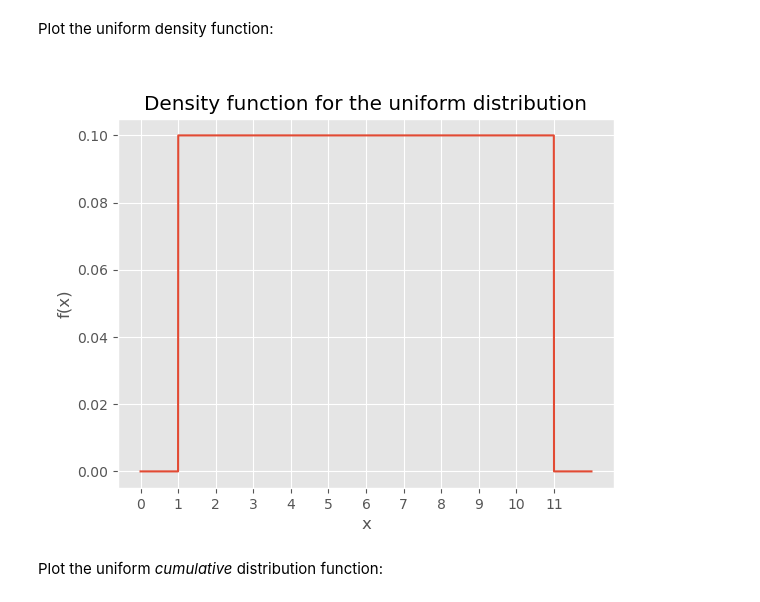
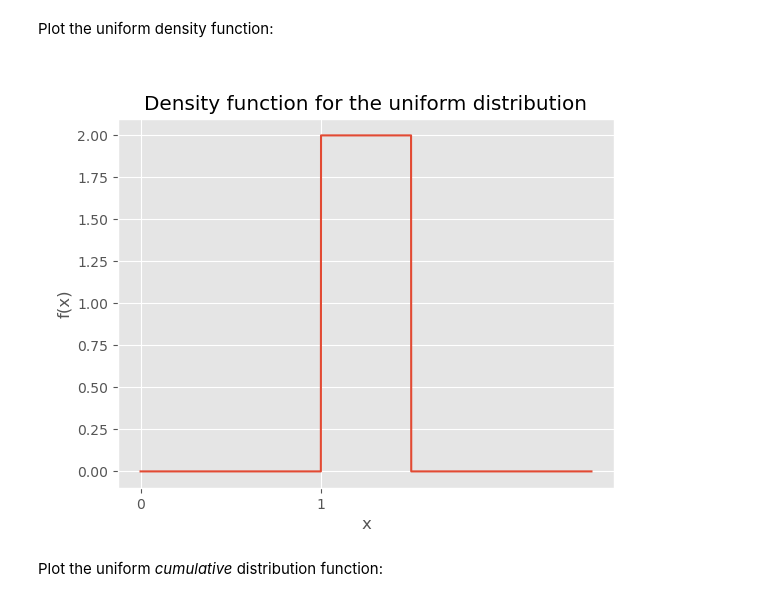
Before and after one commit to mettinger/python, a Jupyter notebook: interviewKickstart/interviewKickstart.ipynb, the cells around one changed output. Cells and saved outputs as stored; diff of their text form; code cells hidden in the pictures.

```diff
--- a/interviewKickstart/interviewKickstart.ipynb
+++ b/interviewKickstart/interviewKickstart.ipynb
@@ -184,20 +184,20 @@ $$
 Plot the uniform density function:
 # %%
 a = 1
-b = 11
+b = 1.5
 
 x = np.linspace(a - 1, b + 1, 5000)
 uniformDensity = scipy.stats.uniform.pdf(x, loc=a, scale = b - a)
 
 plt.figure()
 plt.plot(x, uniformDensity)
 plt.xticks(range(a - 1,int(b + 1)))
 plt.title('Density function for the uniform distribution')
 plt.xlabel('x')
 plt.ylabel('f(x)')
 plt.show()
 # %% [output]
-[figure, old version]
+[figure, new version]
 # %% [markdown]
 Plot the uniform _cumulative_ distribution function:
 # %%
```
